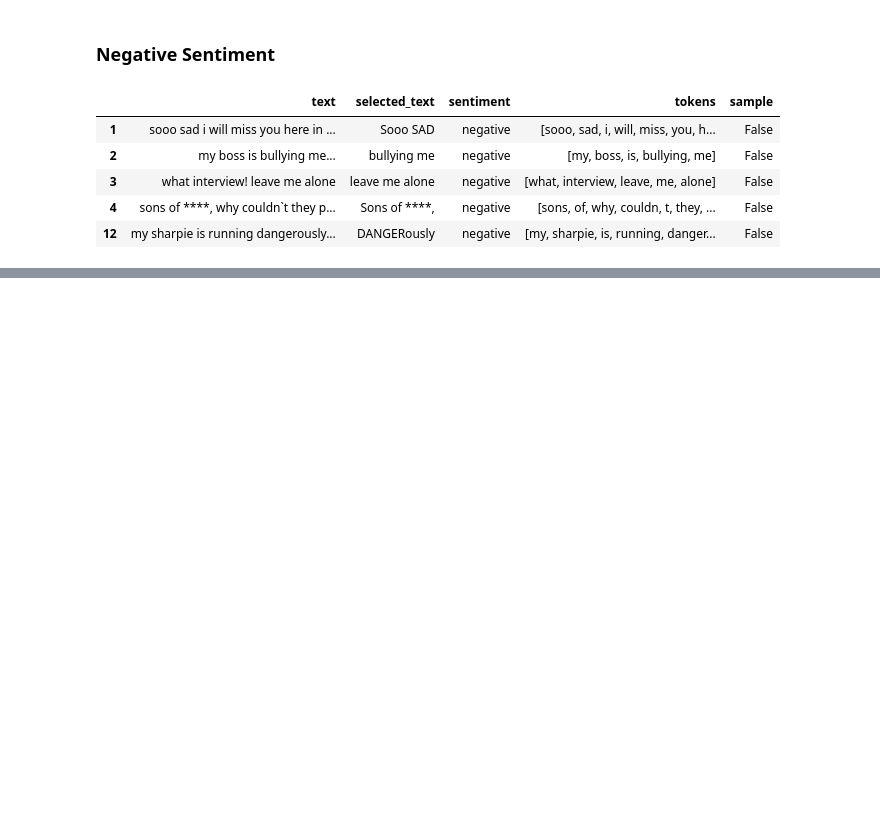
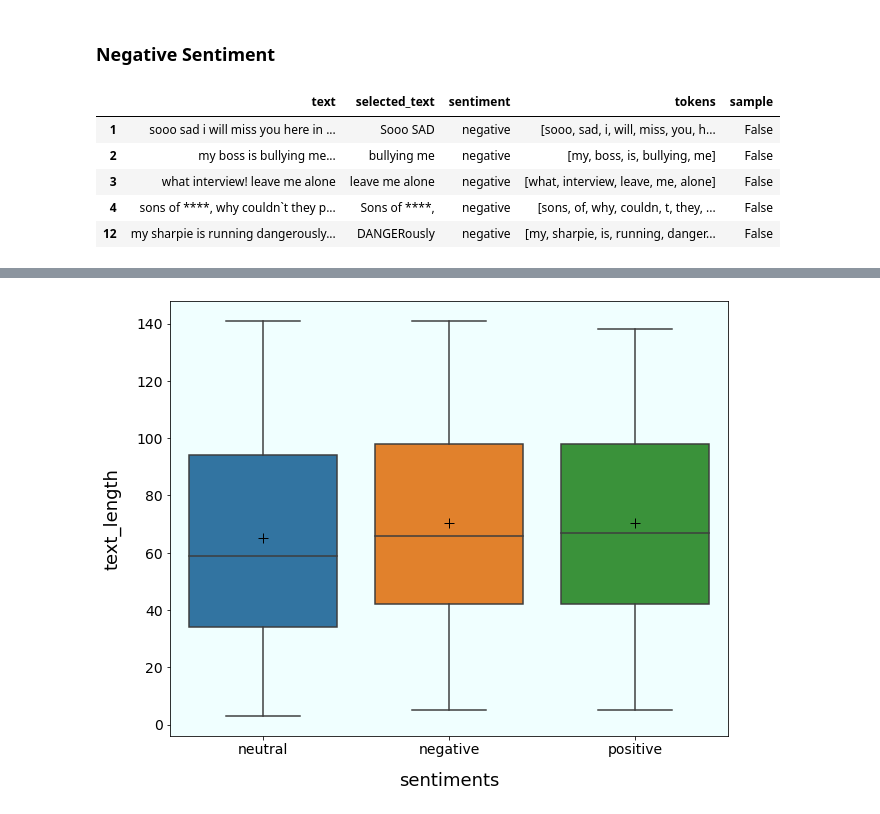
Before and after one commit to bethelike98/ENTITY-Final-Project, a Jupyter notebook: Scripts/Twitter Sentiment - NLP Vizzes.ipynb, the cells around one changed output, grey strips where cells are left out. Drawn from its saved outputs; the diff is of its cells as text; code cells hidden in the pictures; blank space fills up the shorter version.

```diff
--- a/Scripts/Twitter Sentiment - NLP Vizzes.ipynb
+++ b/Scripts/Twitter Sentiment - NLP Vizzes.ipynb
@@ -213,0 +267,13 @@ show_wordcloud(neg)
+# %%
+fig,ax=plt.subplots(figsize=(10,8))
+#https://www.geeksforgeeks.org/how-to-show-mean-on-boxplot-using-seaborn-in-python/
+sns.boxplot(x='sentiment',y='text_length',data=train,showmeans=True,ax=ax,meanprops={"marker": "+","markeredgecolor": "black","markersize": "10"})
+ax.set_ylabel('text_length',fontsize=18,labelpad=15)
+ax.set_xlabel('sentiments',fontsize=18,labelpad=15)
+plt.xticks(rotation='horizontal',fontsize=14)
+plt.yticks(fontsize=14)
+ax.set_facecolor("azure")
+fig.set_facecolor("white")
+plt.show()
+# %% [output]
+[figure, added]
```
Also changed, not shown: parts of 18 cells of this notebook.
